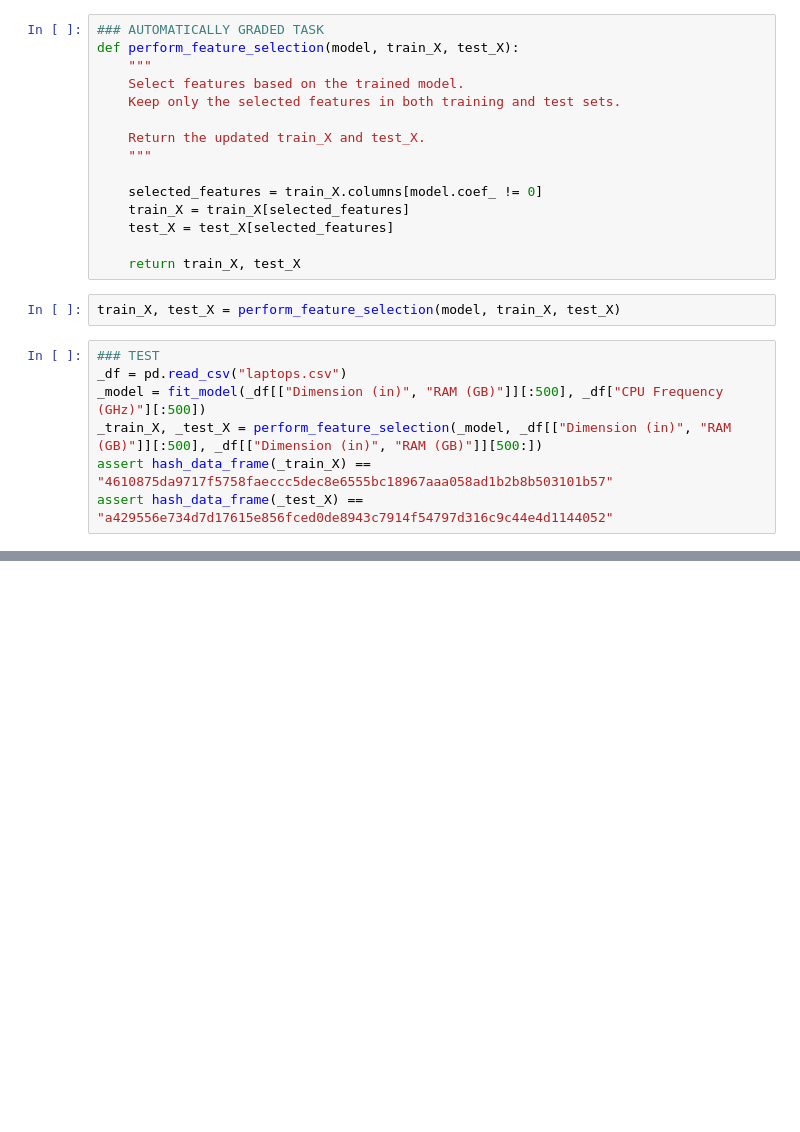
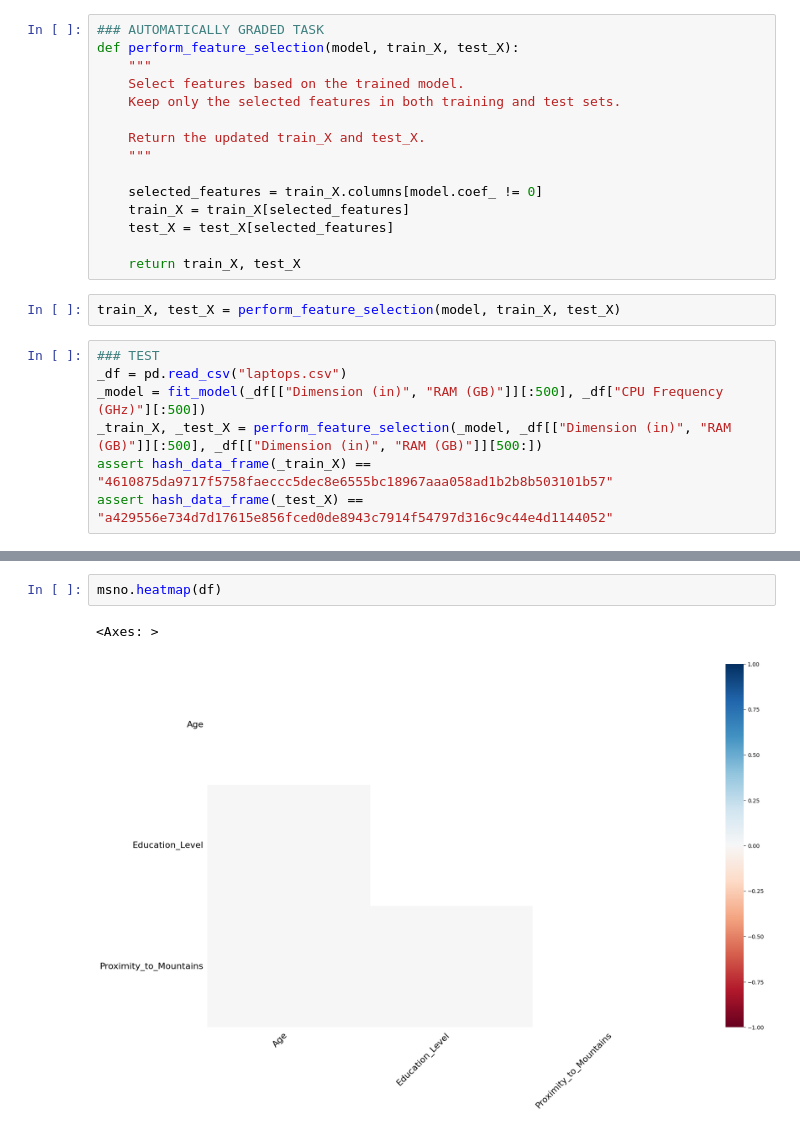
Before and after one commit to Berat02xz/FINKI-Academic-Journey, a Jupyter notebook: VNP - Intro to Data Science/Labs/Laboratory Exercise 2 - Starter/lab_ex_2_216130.ipynb, the cells around one changed output, grey strips where cells are left out. Saved outputs shown, nothing was run; the diff lists cells and outputs as text; blank space fills up the shorter version.

```diff
--- a/VNP - Intro to Data Science/Labs/Laboratory Exercise 2 - Starter/lab_ex_2_216130.ipynb
+++ b/VNP - Intro to Data Science/Labs/Laboratory Exercise 2 - Starter/lab_ex_2_216130.ipynb
@@ -896,0 +927,5 @@ assert hash_data_frame(_test_X) == "a429556e734d7d17615e856fced0de8943c7914f5479
+# %%
+msno.heatmap(df)
+# %% [output]
+<Axes: >
+[figure, added]
```
Also changed, not shown: parts of 24 cells of this notebook.
